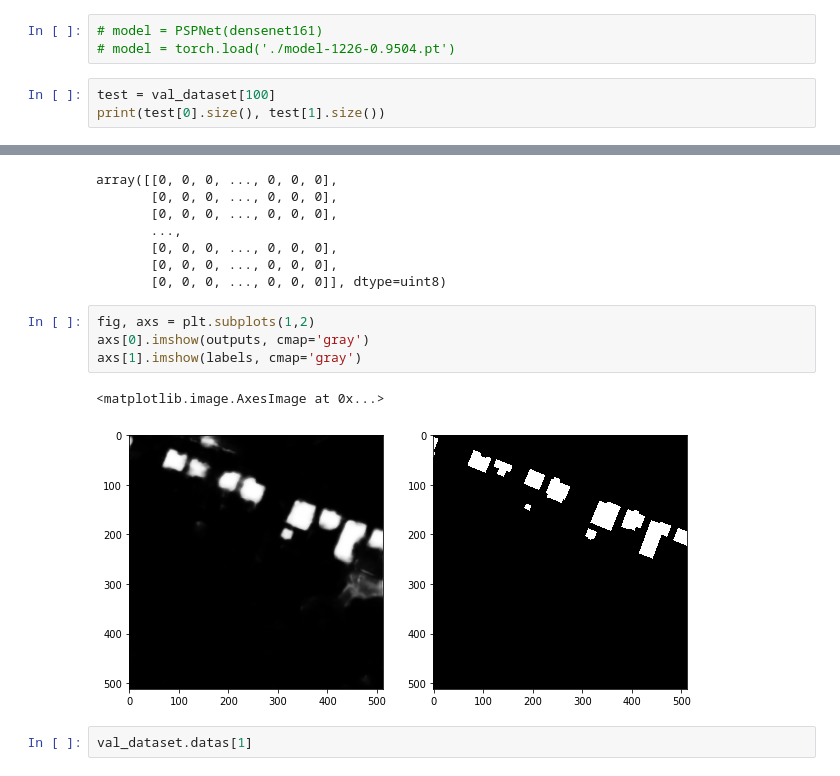
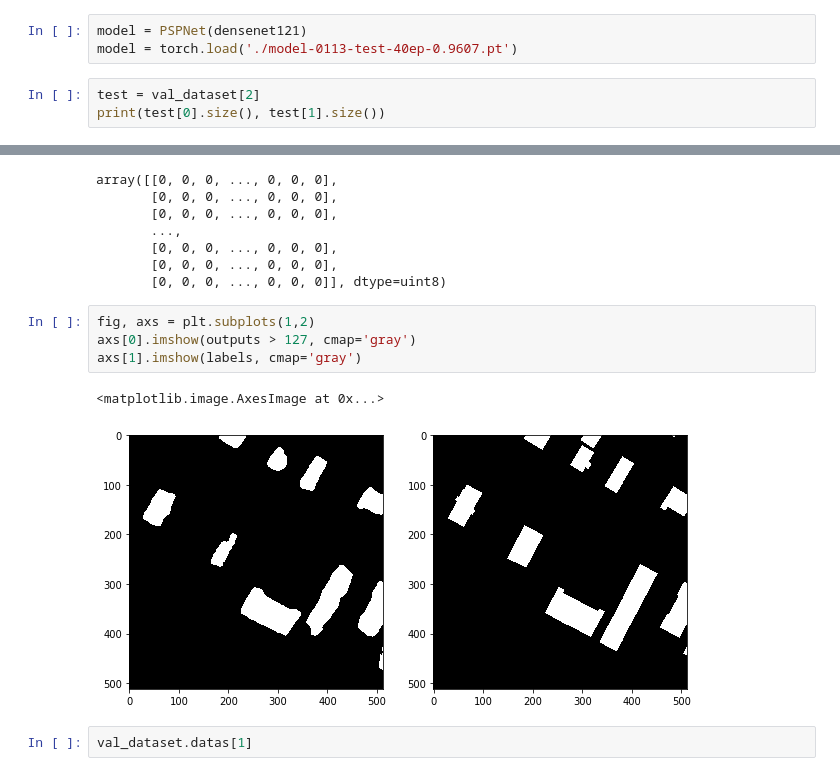
Before and after one commit to TMYuan/DIP-nctu-fall, a Jupyter notebook: Final/pspnet.ipynb, the cells around one changed output, grey strips where cells are left out. Cells and saved outputs as stored; diff of their text form.

```diff
--- a/Final/pspnet.ipynb
+++ b/Final/pspnet.ipynb
@@ -323,10 +323,10 @@ torch.save(model, './model-0113-test-40ep-{:.4f}.pt'.format(acc))
 # %%
 # from model_old import PSPNet, PSPModule, PSPUpsample
 # %%
-# model = PSPNet(densenet161)
-# model = torch.load('./model-1226-0.9504.pt')
+model = PSPNet(densenet121)
+model = torch.load('./model-0113-test-40ep-0.9607.pt')
 # %%
-test = val_dataset[100]
+test = val_dataset[2]
 print(test[0].size(), test[1].size())
 # %% [output]
 torch.Size([3, 512, 512]) torch.Size([1, 512, 512])
@@ -379,11 +379,11 @@ array([[0, 0, 0, ..., 0, 0, 0],
        [0, 0, 0, ..., 0, 0, 0]], dtype=uint8)
 # %%
 fig, axs = plt.subplots(1,2)
-axs[0].imshow(outputs, cmap='gray')
+axs[0].imshow(outputs > 127, cmap='gray')
 axs[1].imshow(labels, cmap='gray')
 # %% [output]
 <matplotlib.image.AxesImage at 0x...>
-[figure, old version]
+[figure, new version]
 # %%
 val_dataset.datas[1]
 # %% [output]
```
Also changed, not shown: parts of 1 cell of this notebook, 2 other files.
